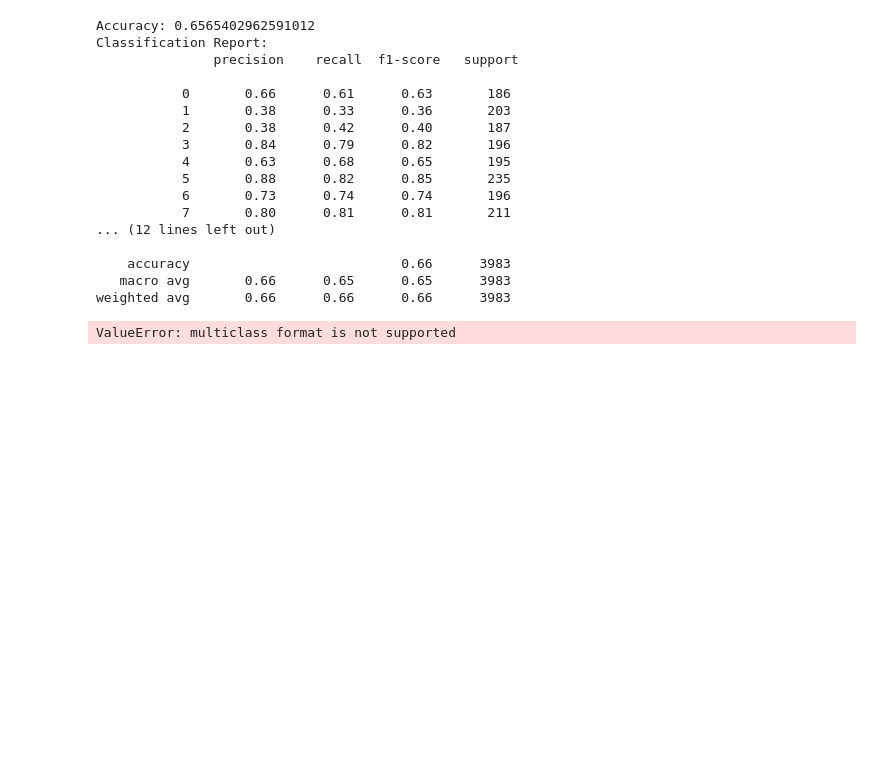
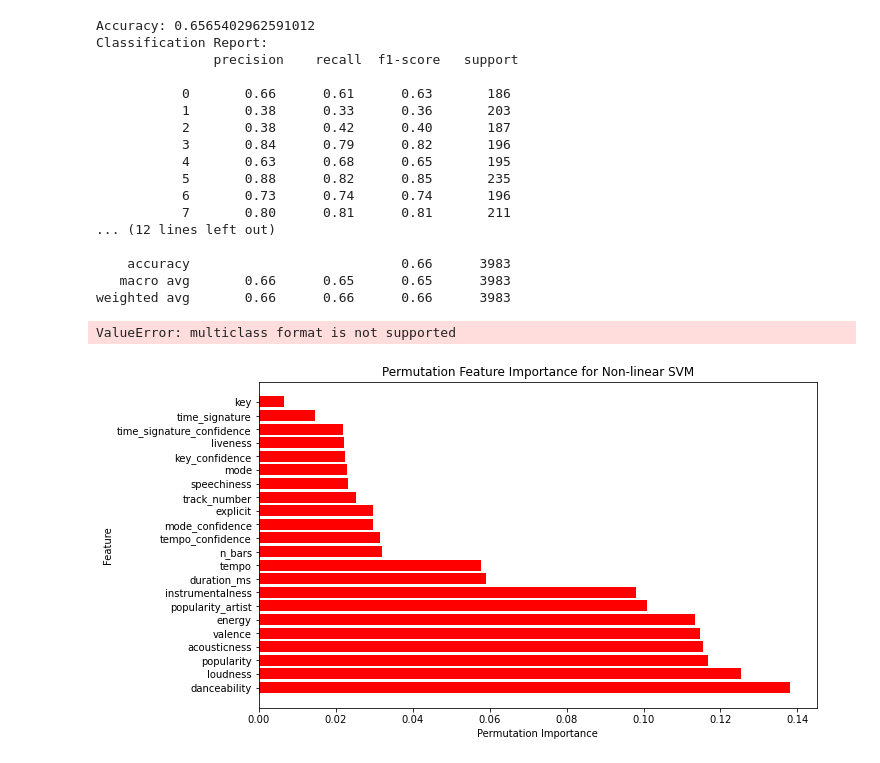
Before and after one commit to Bakko000/Data-Mining-2, a Jupyter notebook: advancedsvm.ipynb, the cells around one changed output. Saved outputs shown, nothing was run; the diff lists cells and outputs as text; code cells hidden in the pictures; blank space fills up the shorter version.

```diff
--- a/advancedsvm.ipynb
+++ b/advancedsvm.ipynb
@@ -298,18 +298,20 @@ ValueError: multiclass format is not supported
 # %%
 from sklearn.inspection import permutation_importance
 
 # Calculate permutation importance
-perm_importance = permutation_importance(svm, X_test_norm, y_test, n_repeats=10, random_state=42)
+perm_importance = permutation_importance(svm, X_test_norm, y_test, n_repeats=5, random_state=42)
 
 # Get feature names
 feature_names = X_test.columns
 
 # Plot feature importance
 plt.figure(figsize=(10, 6))
 sorted_idx = perm_importance.importances_mean.argsort()
 plt.barh(feature_names[sorted_idx], perm_importance.importances_mean[sorted_idx], color='red')
 plt.xlabel('Permutation Importance')
 plt.ylabel('Feature')
 plt.title('Permutation Feature Importance for Non-linear SVM')
 plt.gca().invert_yaxis()  # Invert y-axis to display features with the highest importance at the top
 plt.show()
+# %% [output]
+[figure, added]
```
